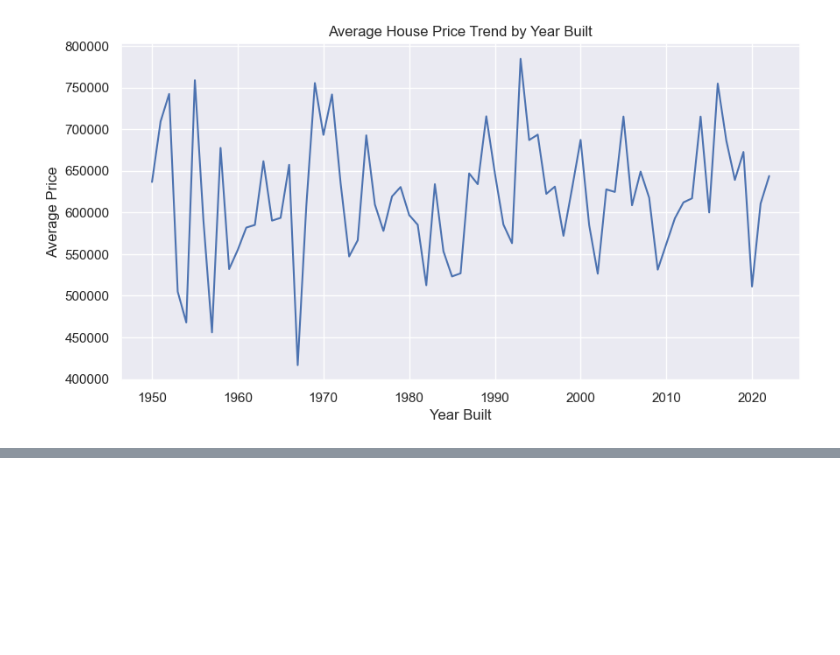
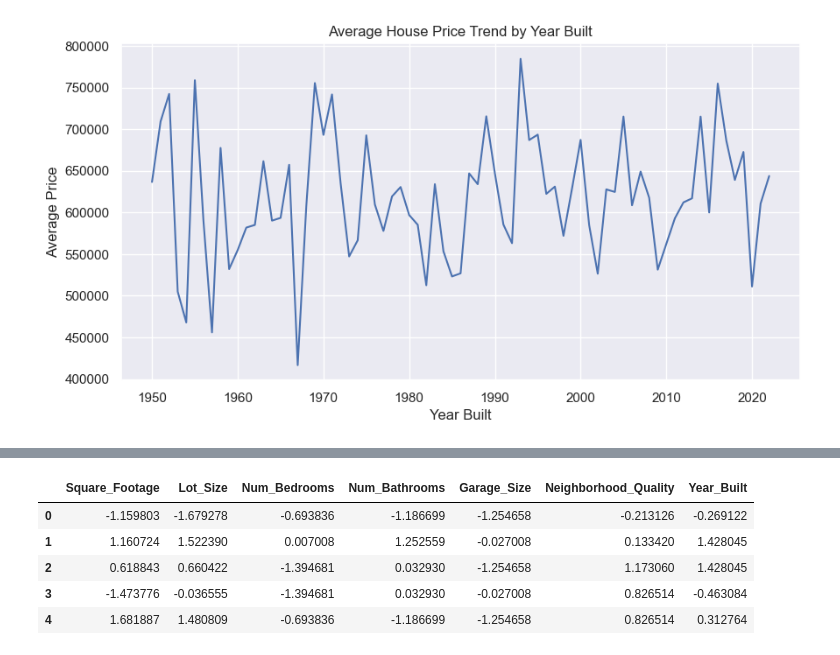
Before and after one commit to abdulaziz-alhassan/ML, a Jupyter notebook: Lab4.ipynb, the cells around one changed output, grey strips where cells are left out. Cells and saved outputs as stored; diff of their text form; code cells hidden in the pictures; blank space fills up the shorter version.

```diff
--- a/Lab3.ipynb
+++ b/Lab4.ipynb
@@ -199,0 +262,16 @@ plt.show()
+# %%
+from sklearn.preprocessing import StandardScaler
+
+scaler = StandardScaler()
+df_standardized = df[["Square_Footage", "Lot_Size","Num_Bedrooms","Num_Bathrooms","Garage_Size","Neighborhood_Quality","Year_Built"]].copy()
+
+df_standardized[["Square_Footage", "Lot_Size","Num_Bedrooms","Num_Bathrooms","Garage_Size","Neighborhood_Quality","Year_Built"]] = scaler.fit_transform(df_standardized[["Square_Footage", "Lot_Size","Num_Bedrooms","Num_Bathrooms","Garage_Size","Neighborhood_Quality","Year_Built"]])
+
+df_standardized.head()
+# %% [output]
+|  | Square_Footage | Lot_Size | Num_Bedrooms | Num_Bathrooms | Garage_Size | Neighborhood_Quality | Year_Built |
+| 0 | -1.159803 | -1.679278 | -0.693836 | -1.186699 | -1.254658 | -0.213126 | -0.269122 |
+| 1 | 1.160724 | 1.522390 | 0.007008 | 1.252559 | -0.027008 | 0.133420 | 1.428045 |
+| 2 | 0.618843 | 0.660422 | -1.394681 | 0.032930 | -1.254658 | 1.173060 | 1.428045 |
+| 3 | -1.473776 | -0.036555 | -1.394681 | 0.032930 | -0.027008 | 0.826514 | -0.463084 |
+| 4 | 1.681887 | 1.480809 | -0.693836 | -1.186699 | -1.254658 | 0.826514 | 0.312764 |
```
Also changed, not shown: parts of 9 cells of this notebook, 3 other files.
